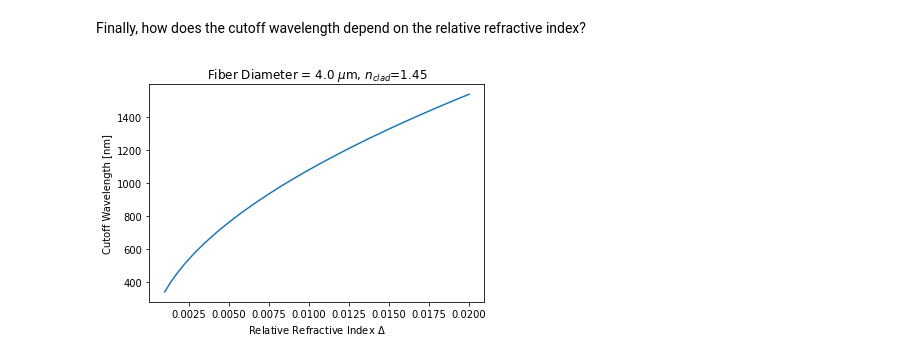
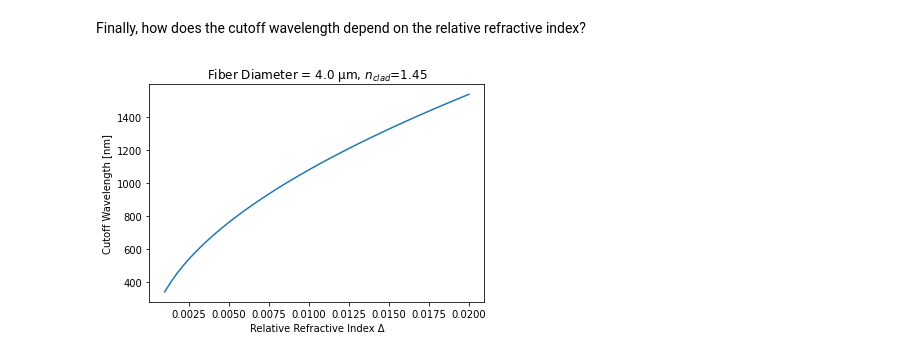
Before and after one commit to scottprahl/ofiber, a Jupyter notebook: docs/0-Basics.ipynb, the cells around one changed output. Drawn from its saved outputs; the diff is of its cells as text; code cells hidden in the pictures.

```diff
--- a/docs/0-Basics.ipynb
+++ b/docs/0-Basics.ipynb
@@ -192,18 +191,18 @@ Cutoff wavelength is 803 nm (parabolic fiber)
 # %% [markdown]
 Finally, how does the cutoff wavelength depend on the relative refractive index?
 # %%
-a=2e-6
-n2= 1.45
-Delta = np.linspace(0.001,0.02,50)
+r_core=2e-6
+n_clad= 1.45
+Δ = np.linspace(0.001,0.02,50)
 
-n1 = n2/(1-Delta)
-NA = ofiber.numerical_aperture(n1,n2)
-lambdac = ofiber.cutoff_wavelength(a,NA)
+n_core = n_clad/(1-Δ)
+NA = ofiber.numerical_aperture(n_core,n_clad)
+lambdac = ofiber.cutoff_wavelength(r_core, NA)
 
-plt.plot(Delta,lambdac*1e9)
-plt.xlabel(r'Relative Refractive Index $\Delta$ ')
+plt.plot(Δ,lambdac*1e9)
+plt.xlabel(r'Relative Refractive Index Δ')
 plt.ylabel('Cutoff Wavelength [nm]')
-plt.title(r'Fiber Diameter = %.1f $\mu$m, $n_{clad}$=%.2f'%(2*a*1e6,n2))
+plt.title(r'Fiber Diameter = %.1f µm, $n_{clad}$=%.2f'%(2*r_core*1e6, n_clad))
 plt.show()
 # %% [output]
-[figure, old version]
+[figure, new version]
```
Also changed, not shown: parts of 9 cells of this notebook, 4 other files.
